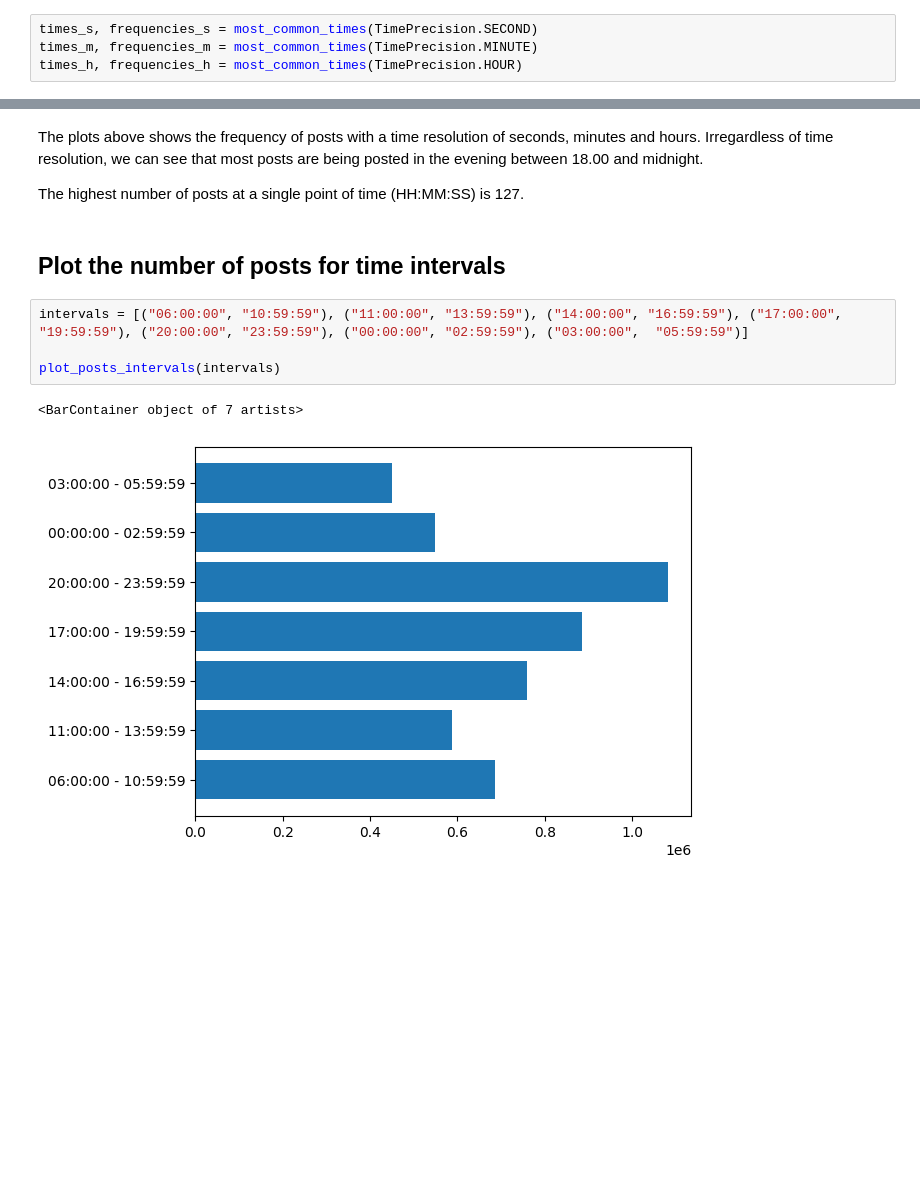
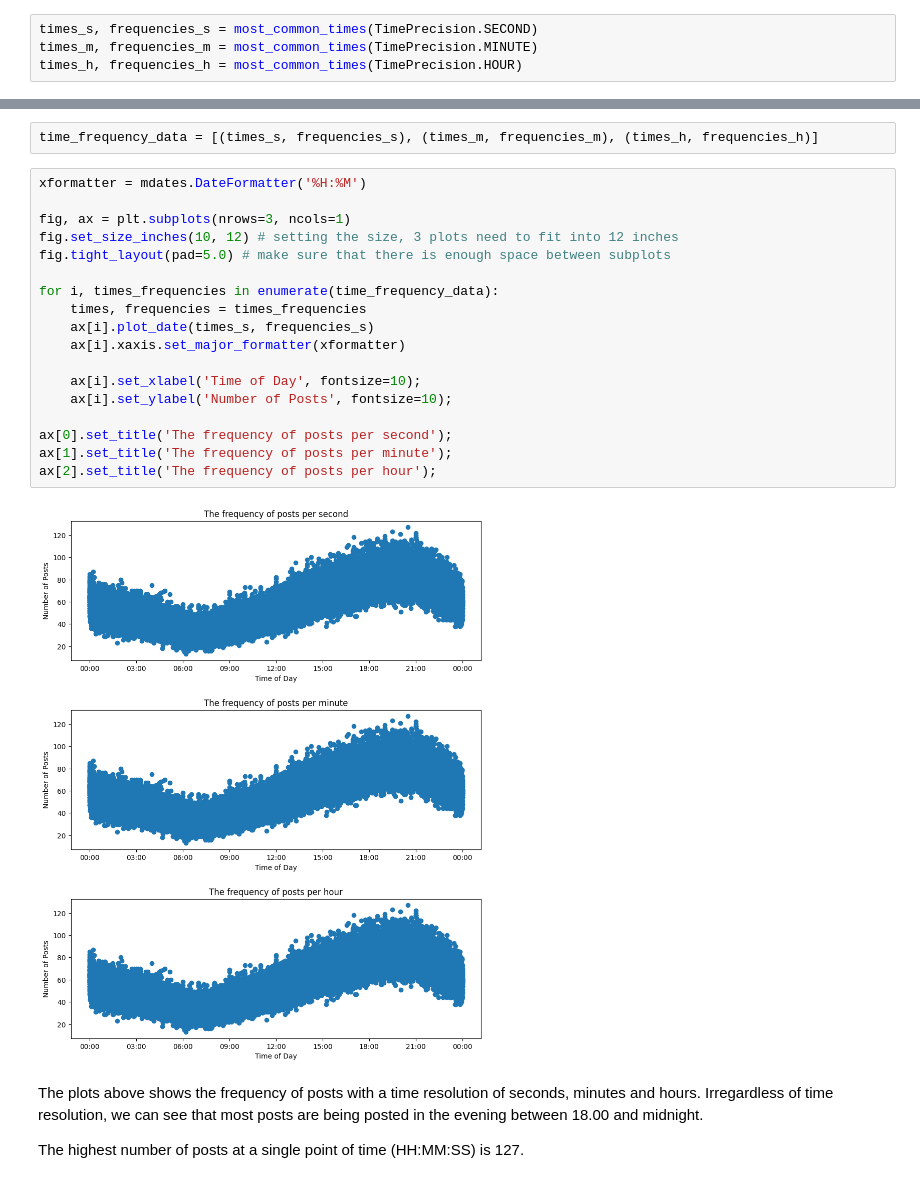
Before and after one commit to jonasbarth/adm-2022-hw-2, a Jupyter notebook: rq3.ipynb, the cells around one changed output, grey strips where cells are left out. Cells and saved outputs as stored; diff of their text form; blank space fills up the shorter version.

Commit message:
simplify plotting code for common post times

```diff
--- a/rq3.ipynb
+++ b/rq3.ipynb
@@ -45,13 +16,26 @@ ax[2].set_title('The frequency of posts per hour');
-# %% [markdown]
-The plots above shows the frequency of posts with a time resolution of seconds, minutes and hours. Irregardless of time resolution, we can see that most posts are being posted in the evening between 18.00 and midnight.
-
-The highest number of posts at a single point of time (HH:MM:SS) is 127.
-# %% [markdown]
-## Plot the number of posts for time intervals
-# %%
-intervals = [("06:00:00", "10:59:59"), ("11:00:00", "13:59:59"), ("14:00:00", "16:59:59"), ("17:00:00", "19:59:59"), ("20:00:00", "23:59:59"), ("00:00:00", "02:59:59"), ("03:00:00",  "05:59:59")]
-
-plot_posts_intervals(intervals)
-# %% [output]
-<BarContainer object of 7 artists>
-[figure, removed]
+# %%
+time_frequency_data = [(times_s, frequencies_s), (times_m, frequencies_m), (times_h, frequencies_h)]
+# %%
+xformatter = mdates.DateFormatter('%H:%M')
+
+fig, ax = plt.subplots(nrows=3, ncols=1)
+fig.set_size_inches(10, 12) # setting the size, 3 plots need to fit into 12 inches
+fig.tight_layout(pad=5.0) # make sure that there is enough space between subplots
+
+for i, times_frequencies in enumerate(time_frequency_data):
+    times, frequencies = times_frequencies
+    ax[i].plot_date(times_s, frequencies_s)
+    ax[i].xaxis.set_major_formatter(xformatter)
+
+    ax[i].set_xlabel('Time of Day', fontsize=10);
+    ax[i].set_ylabel('Number of Posts', fontsize=10);
+
+ax[0].set_title('The frequency of posts per second');
+ax[1].set_title('The frequency of posts per minute');
+ax[2].set_title('The frequency of posts per hour');
+# %% [output]
+[figure, added]
+# %% [markdown]
+The plots above shows the frequency of posts with a time resolution of seconds, minutes and hours. Irregardless of time resolution, we can see that most posts are being posted in the evening between 18.00 and midnight.
+
+The highest number of posts at a single point of time (HH:MM:SS) is 127.
```
Also changed, not shown: parts of 3 cells of this notebook.
